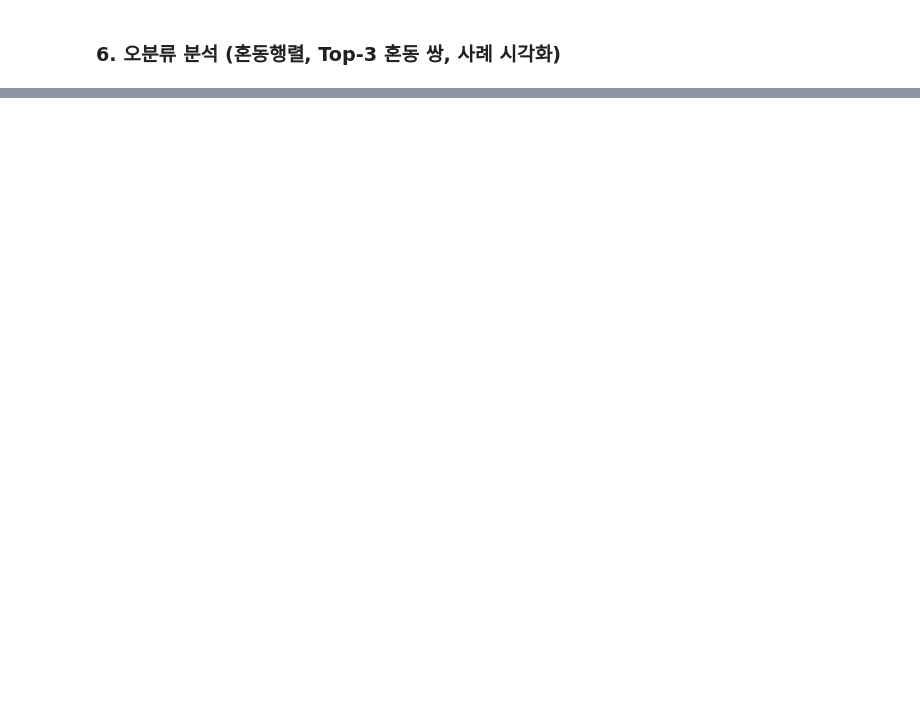
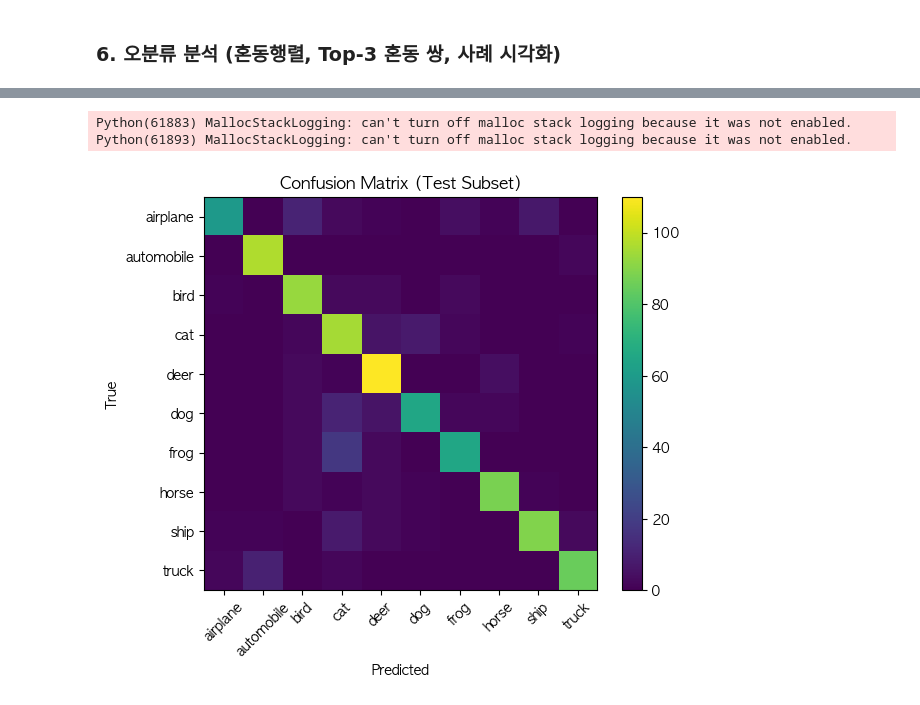
Before and after one commit to trouvlemaker/metacode-lecture, a Jupyter notebook: 2-4, 2. CV_transfer_learning_mobilenet_efficientnet_lecture.ipynb, the cells around one changed output, grey strips where cells are left out. Cells and saved outputs as stored; diff of their text form; code cells hidden in the pictures; blank space fills up the shorter version.

```diff
--- a/2-4, 2. CV_transfer_learning_mobilenet_efficientnet_lecture.ipynb
+++ b/2-4, 2. CV_transfer_learning_mobilenet_efficientnet_lecture.ipynb
@@ -454,0 +603,58 @@ for (i, j), _ in pairs:   # (실제 라벨, 잘못 예측된 라벨)
+# %%
+# -------------------------------
+# 혼동행렬 및 오분류 분석 (1)
+# - 예측 결과 수집 → 혼동행렬(confusion matrix) 계산 및 시각화
+# -------------------------------
+
+# 원본 테스트셋 (subset 아님, 오리지널 전체 CIFAR-10 테스트셋)
+# 이미지를 직접 확인할 때 사용 (transform은 ToTensor만 적용)
+raw_test = datasets.CIFAR10(
+    root='./data', train=False, download=False, transform=transforms.ToTensor()
+)
+
+# test_set이 Subset이면 indices 속성으로 원본 인덱스를 가져옴
+# Subset이 아니면 그냥 [0 ~ len(raw_test)) 범위 사용
+subset_to_full_idx = (
+    np.array(test_set.indices) if hasattr(test_set, 'indices')
+    else np.arange(len(raw_test))
+)
+
+# --------------------------------------------
+# 모델의 전체 예측 및 라벨 수집 함수
+# - DataLoader를 순회하며 y(정답), ŷ(예측)를 모두 numpy 배열로 반환
+# --------------------------------------------
+@torch.no_grad()   # 평가 시 gradient 계산 불필요 → 속도/메모리 절약
+def get_all_preds_with_subset(model, subset_loader):
+    model.eval()       # 평가 모드
+    ys = []            # 실제 정답(label) 모음
+    ps = []            # 모델 예측(pred) 모음
+    for x, y in subset_loader:
+        x = x.to(device)               # 입력 배치 장치로 이동
+        out = model(x)                 # 모델 forward pass
+        ps.append(out.argmax(1).cpu().numpy())  # 예측 라벨 저장
+        ys.append(y.numpy())                       # 실제 라벨 저장
+    return np.concatenate(ys), np.concatenate(ps)  # 전체 합치기
+
+# --------------------------------------------
+# 혼동행렬 계산
+# --------------------------------------------
+y_true, y_pred = get_all_preds_with_subset(model, test_loader)   # 정답 vs 예측
+cm = confusion_matrix(y_true, y_pred, labels=list(range(NUM_CLASSES)))
+
+# --------------------------------------------
+# 혼동행렬 시각화
+# --------------------------------------------
+plt.figure(figsize=(6,5))
+plt.imshow(cm, interpolation='nearest')   # 2D 행렬 이미지 출력
+plt.title('Confusion Matrix (Test Subset)')
+plt.colorbar()                            # 색상 막대 표시
+plt.xticks(range(NUM_CLASSES), class_names, rotation=45)  # x축: 예측 클래스
+plt.yticks(range(NUM_CLASSES), class_names)               # y축: 실제 클래스
+plt.tight_layout()
+plt.xlabel('Predicted')   # 열: 예측
+plt.ylabel('True')        # 행: 실제
+plt.show()
+# %% [output]
+Python(61883) MallocStackLogging: can't turn off malloc stack logging because it was not enabled.
+Python(61893) MallocStackLogging: can't turn off malloc stack logging because it was not enabled.
+[figure, added]
```
Also changed, not shown: parts of 13 cells of this notebook.
